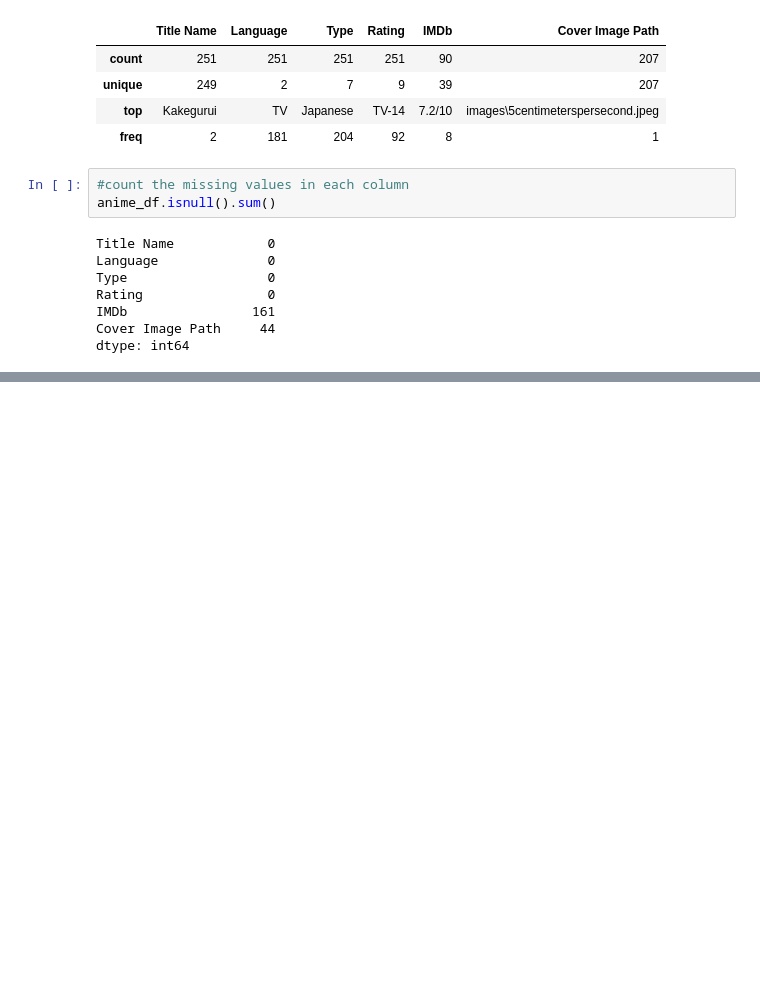
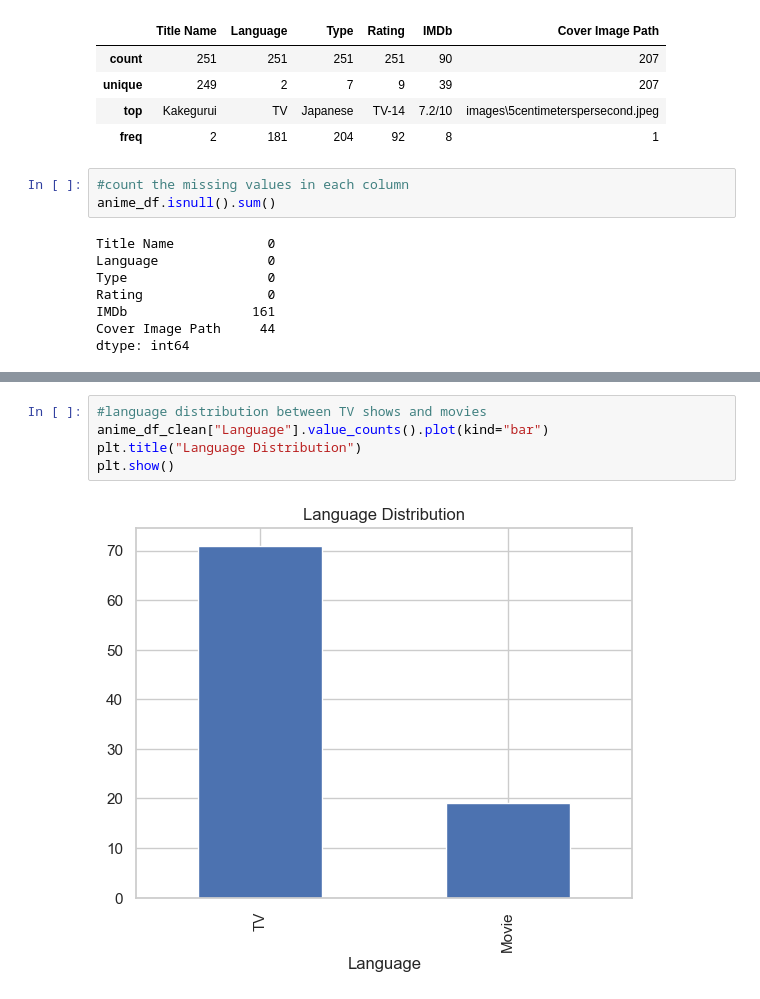
Before and after one commit to charithamoka/netflix-anime-project, a Jupyter notebook: notebooks/netflix_anime_eda.ipynb, the cells around one changed output, grey strips where cells are left out. Cells and saved outputs as stored; diff of their text form; blank space fills up the shorter version.

```diff
--- a/notebooks/netflix_anime_eda.ipynb
+++ b/notebooks/netflix_anime_eda.ipynb
@@ -292,0 +333,7 @@ anime_df_with_images= anime_df.drop(subset=['Cover Image Path'])
+# %%
+#language distribution between TV shows and movies
+anime_df_clean["Language"].value_counts().plot(kind="bar")
+plt.title("Language Distribution")
+plt.show()
+# %% [output]
+[figure, added]
```
Also changed, not shown: parts of 8 cells of this notebook.
